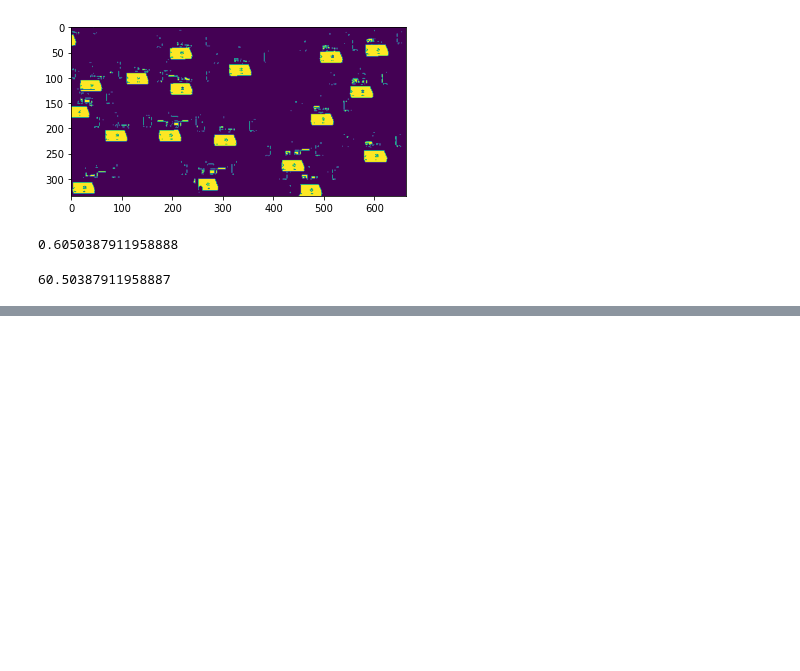
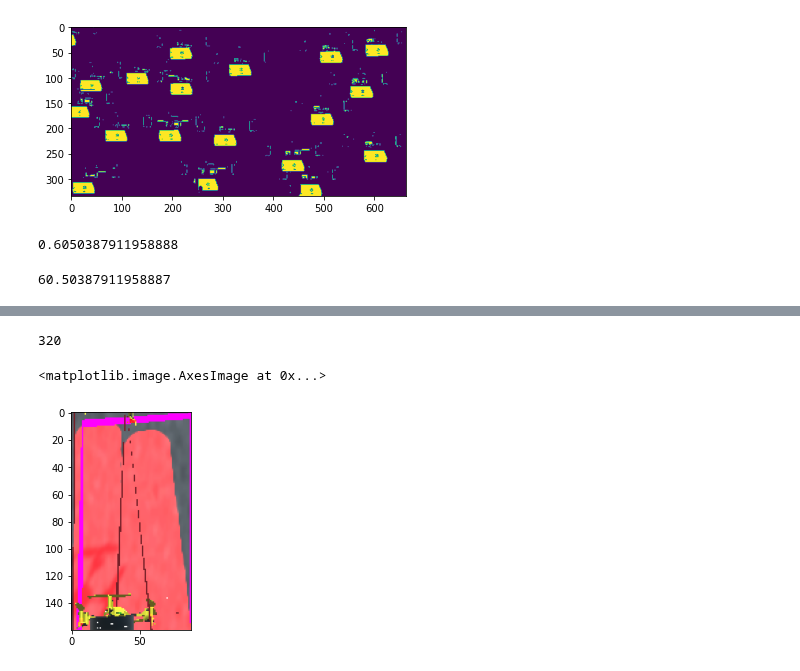
Before and after one commit to david9705/ROI_BackUp, a Jupyter notebook: CV2Score.ipynb, the cells around one changed output, grey strips where cells are left out. Cells and saved outputs as stored; diff of their text form; code cells hidden in the pictures; blank space fills up the shorter version.

Commit message:
0519_GetScore+LVersion

```diff
--- a/CV2Score.ipynb
+++ b/CV2Score.ipynb
@@ -5,6 +6,7 @@ import matplotlib.pyplot as plt
 # %%
 img = cv2.imread("1.png")
 img = cv2.cvtColor(img, cv2.COLOR_BGR2RGB)
+PATH = "1.png"
 
 #plt.xticks([]), plt.yticks([])
 print(img.shape)
@@ -169,0 +176,20 @@ Score(Crop_Image("2.png"))
+# %%
+img = Crop_Image("test.png")
+print(img.shape[0])
+#plt.imshow(img)
+StartX, StartY = 0, 0
+EndX, EndY = img.shape[0], img.shape[1]
+MidX, MidY = (EndX //2), (EndY // 2)
+res1 = img[StartX:StartX+(MidX - StartX), StartY:StartY+(MidY - StartY)]
+#plt.imshow(img)
+#plt.imshow(res1)
+
+res1 = img[StartX:StartX+(MidX - StartX), StartY:StartY+(MidY - StartY)]
+res2 = img[MidX: MidX + (EndX - MidX), StartY:StartY+(EndY - StartY)]
+plt.imshow(res1)
+#ans = Score(res1) + Score(res2)
+#print(ans)
+# %% [output]
+320
+<matplotlib.image.AxesImage at 0x...>
+[figure, added]
```
Also changed, not shown: parts of 9 cells of this notebook.
